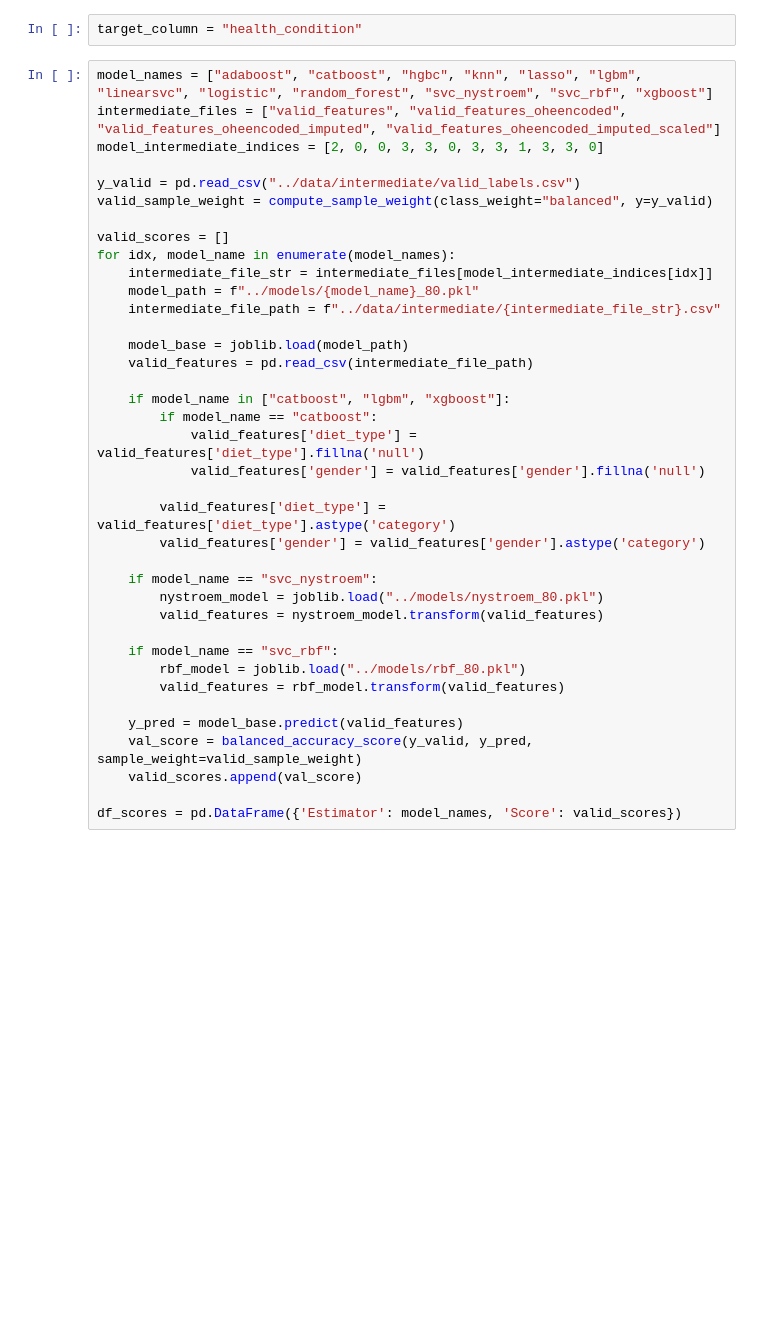
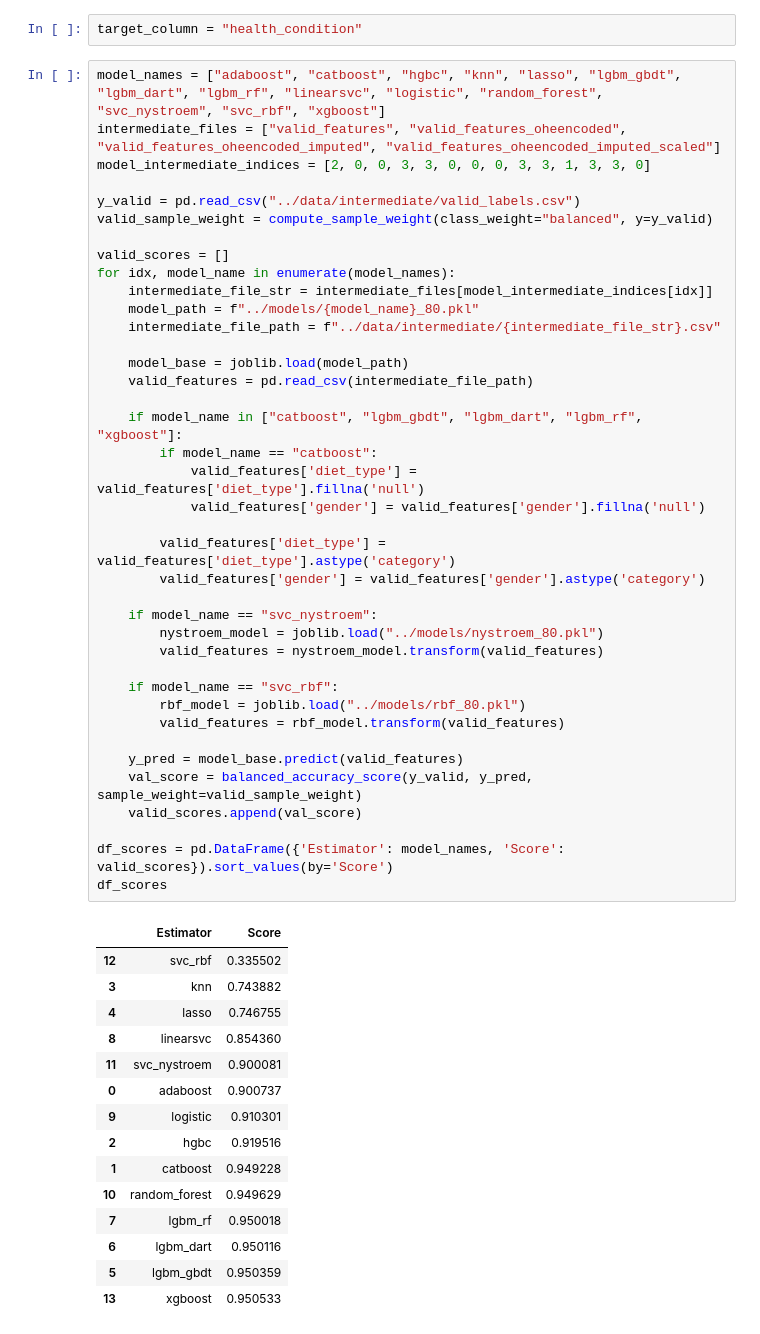
Before and after one commit to abhi-neelam/Kaggle-Notebooks, a Jupyter notebook: Classification/Student Health Risk/eda/score_models.ipynb, the cells around one changed output. Drawn from its saved outputs; the diff is of its cells as text; blank space fills up the shorter version.

```diff
--- a/Classification/Student Health Risk/eda/score_models.ipynb
+++ b/Classification/Student Health Risk/eda/score_models.ipynb
@@ -17,43 +17,60 @@ import seaborn as sns
 # %%
 target_column = "health_condition"
 # %%
-model_names = ["adaboost", "catboost", "hgbc", "knn", "lasso", "lgbm", "linearsvc", "logistic", "random_forest", "svc_nystroem", "svc_rbf", "xgboost"]
+model_names = ["adaboost", "catboost", "hgbc", "knn", "lasso", "lgbm_gbdt", "lgbm_dart", "lgbm_rf", "linearsvc", "logistic", "random_forest", "svc_nystroem", "svc_rbf", "xgboost"]
 intermediate_files = ["valid_features", "valid_features_oheencoded", "valid_features_oheencoded_imputed", "valid_features_oheencoded_imputed_scaled"]
-model_intermediate_indices = [2, 0, 0, 3, 3, 0, 3, 3, 1, 3, 3, 0]
+model_intermediate_indices = [2, 0, 0, 3, 3, 0, 0, 0, 3, 3, 1, 3, 3, 0]
 
 y_valid = pd.read_csv("../data/intermediate/valid_labels.csv")
 valid_sample_weight = compute_sample_weight(class_weight="balanced", y=y_valid)
 
 valid_scores = []
 for idx, model_name in enumerate(model_names):
     intermediate_file_str = intermediate_files[model_intermediate_indices[idx]]
     model_path = f"../models/{model_name}_80.pkl"
     intermediate_file_path = f"../data/intermediate/{intermediate_file_str}.csv"
 
     model_base = joblib.load(model_path)
     valid_features = pd.read_csv(intermediate_file_path)
 
-    if model_name in ["catboost", "lgbm", "xgboost"]:
+    if model_name in ["catboost", "lgbm_gbdt", "lgbm_dart", "lgbm_rf", "xgboost"]:
         if model_name == "catboost":
             valid_features['diet_type'] = valid_features['diet_type'].fillna('null')
             valid_features['gender'] = valid_features['gender'].fillna('null')
 
         valid_features['diet_type'] = valid_features['diet_type'].astype('category')
         valid_features['gender'] = valid_features['gender'].astype('category')
 
     if model_name == "svc_nystroem":
         nystroem_model = joblib.load("../models/nystroem_80.pkl")
         valid_features = nystroem_model.transform(valid_features)
 
     if model_name == "svc_rbf":
         rbf_model = joblib.load("../models/rbf_80.pkl")
         valid_features = rbf_model.transform(valid_features)
 
     y_pred = model_base.predict(valid_features)
     val_score = balanced_accuracy_score(y_valid, y_pred, sample_weight=valid_sample_weight)
     valid_scores.append(val_score)
 
-df_scores = pd.DataFrame({'Estimator': model_names, 'Score': valid_scores})
+df_scores = pd.DataFrame({'Estimator': model_names, 'Score': valid_scores}).sort_values(by='Score')
+df_scores
+# %% [output]
+|  | Estimator | Score |
+| 12 | svc_rbf | 0.335502 |
+| 3 | knn | 0.743882 |
+| 4 | lasso | 0.746755 |
+| 8 | linearsvc | 0.854360 |
+| 11 | svc_nystroem | 0.900081 |
+| 0 | adaboost | 0.900737 |
+| 9 | logistic | 0.910301 |
+| 2 | hgbc | 0.919516 |
+| 1 | catboost | 0.949228 |
+| 10 | random_forest | 0.949629 |
+| 7 | lgbm_rf | 0.950018 |
+| 6 | lgbm_dart | 0.950116 |
+| 5 | lgbm_gbdt | 0.950359 |
+| 13 | xgboost | 0.950533 |
 # %%
 fig,ax = plt.subplots(figsize=(20, 5))
 sns.lineplot(data=df_scores, x='Estimator', y='Score', marker='o')
```
Also changed, not shown: parts of 1 cell of this notebook, 4 other files.
